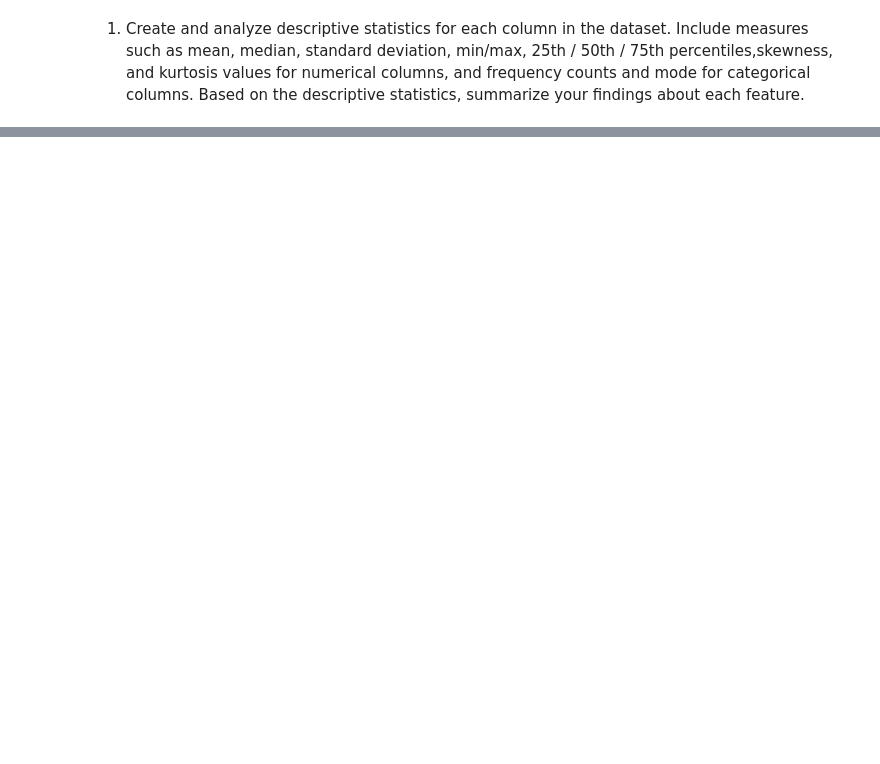
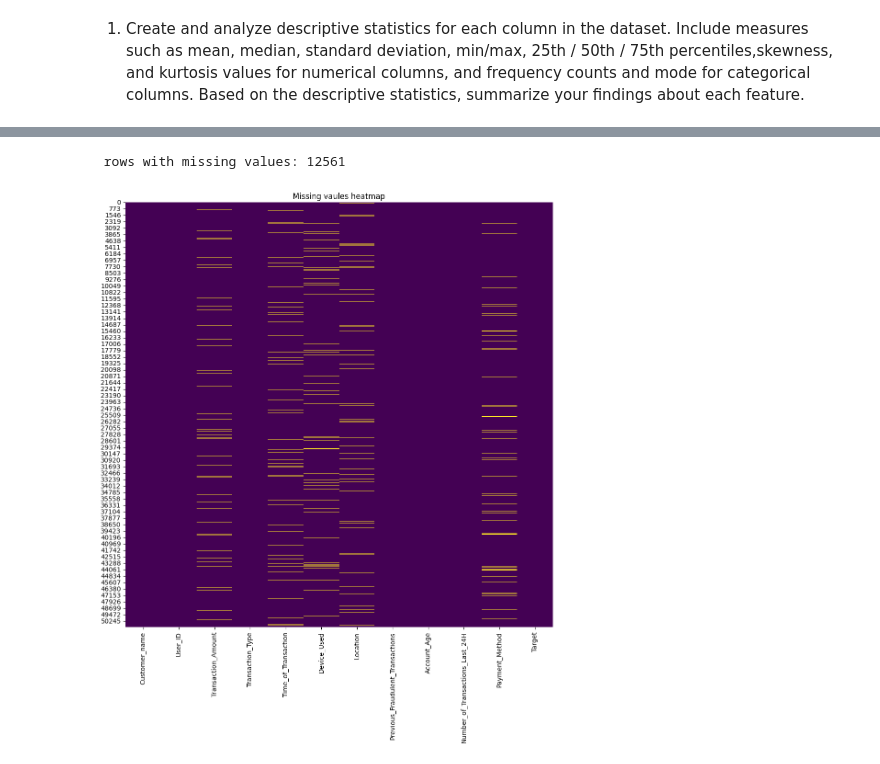
Before and after one commit to ruksad/descriptive-stats, a Jupyter notebook: lectures/24_22Mar_weekend/assignment/RYPDI0GT7H.ipynb, the cells around one changed output, grey strips where cells are left out. Cells and saved outputs as stored; diff of their text form; code cells hidden in the pictures; blank space fills up the shorter version.

```diff
--- a/lectures/24_22Mar_weekend/assignment/RYPDI0GT7H.ipynb
+++ b/lectures/24_22Mar_weekend/assignment/RYPDI0GT7H.ipynb
@@ -132,0 +146,20 @@ columns that were completely dropped? Explain why.
+# %%
+# rows with missing vaules
+rows_with_missing_val= fraud_data.isnull().sum(axis=1).sum()
+print(f'\n rows with atleast one missing values: {rows_with_missing_val}')
+# %% [output]
+ rows with missing values: 12561
+# %%
+# Create appropriate visualization(s) to clearly display the pattern of missing values across the entire dataset.
+# (Hint: can you create a plot which contains a rectangular block representing the entire dataset,
+# with missing values highlighted in a different colour within this block?)
+
+import matplotlib.pyplot as plt
+import seaborn as sns
+
+plt.figure(figsize=(12,12))
+sns.heatmap(fraud_data.isnull(), cbar=False, cmap='viridis')
+plt.title('Missing vaules heatmap')
+plt.show()
+# %% [output]
+[figure, added]
```
Also changed, not shown: parts of 6 cells of this notebook.
